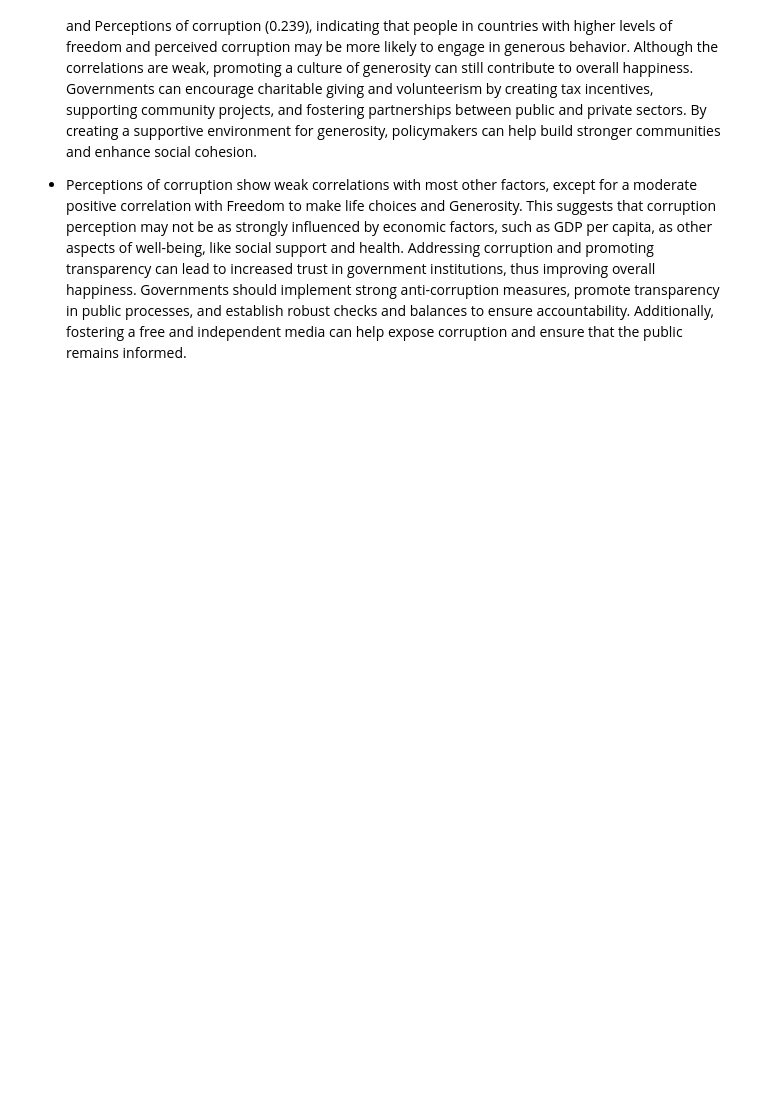
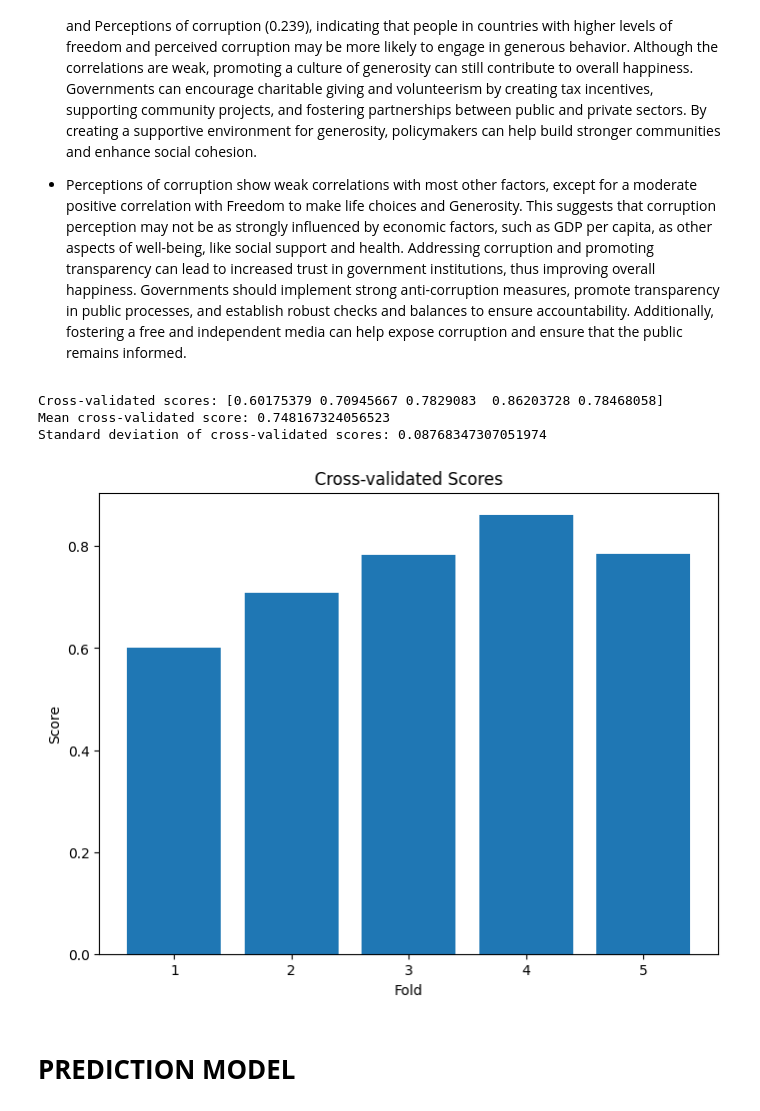
Before and after one commit to yaameenc/World-Happiness-Report, a Jupyter notebook: World_Happiness_Dataset.ipynb, the cells around one changed output. Drawn from its saved outputs; the diff is of its cells as text; code cells hidden in the pictures; blank space fills up the shorter version.

Commit message:
Added prediction model

```diff
--- a/World_Happiness_Dataset.ipynb
+++ b/World_Happiness_Dataset.ipynb
@@ -297,3 +297,47 @@ correlated with one another. This suggests that countries with higher GDP per ca
 - Generosity has a weak negative correlation with GDP per capita, Social support, and Healthy life expectancy. This suggests that wealthier and healthier countries may not necessarily be more generous. However, Generosity has a positive correlation with Freedom to make life choices (0.216) and Perceptions of corruption (0.239), indicating that people in countries with higher levels of freedom and perceived corruption may be more likely to engage in generous behavior. Although the correlations are weak, promoting a culture of generosity can still contribute to overall happiness. Governments can encourage charitable giving and volunteerism by creating tax incentives, supporting community projects, and fostering partnerships between public and private sectors. By creating a supportive environment for generosity, policymakers can help build stronger communities and enhance social cohesion.
 
 - Perceptions of corruption show weak correlations with most other factors, except for a moderate positive correlation with Freedom to make life choices and Generosity. This suggests that corruption perception may not be as strongly influenced by economic factors, such as GDP per capita, as other aspects of well-being, like social support and health. Addressing corruption and promoting transparency can lead to increased trust in government institutions, thus improving overall happiness. Governments should implement strong anti-corruption measures, promote transparency in public processes, and establish robust checks and balances to ensure accountability. Additionally, fostering a free and independent media can help expose corruption and ensure that the public remains informed.
+# %%
+import numpy as np
+from sklearn.linear_model import LinearRegression
+from sklearn.model_selection import KFold, cross_val_score
+
+
+# Select predictors and dependent variable
+predictors = ['GDP per capita', 'Social support', 'Healthy life expectancy', 'Freedom to make life choices', 'Generosity', 'Perceptions of corruption']
+dependent_variable = 'Score'
+
+# Prepare the data
+X = data[predictors]
+y = data[dependent_variable]
+
+# Create a linear regression model
+modelLinear = LinearRegression()
+
+# Define the cross-validation method
+cv = KFold(n_splits=5, shuffle=True, random_state=42)
+
+# Calculate the cross-validated scores
+scores = cross_val_score(model, X, y, cv=cv)
+
+# Print the cross-validated scores
+print("Cross-validated scores:", scores)
+print("Mean cross-validated score:", np.mean(scores))
+print("Standard deviation of cross-validated scores:", np.std(scores))
+# %% [output]
+Cross-validated scores: [0.60175379 0.70945667 0.7829083  0.86203728 0.78468058]
+Mean cross-validated score: 0.748167324056523
+Standard deviation of cross-validated scores: 0.08768347307051974
+# %%
+# Plot the cross-validated scores
+fig, ax = plt.subplots(figsize=(8, 6))
+ax.bar(range(1, len(scores) + 1), scores)
+ax.set_title('Cross-validated Scores')
+ax.set_xlabel('Fold')
+ax.set_ylabel('Score')
+ax.set_xticks(range(1, len(scores) + 1))
+plt.show()
+# %% [output]
+[figure, added]
+# %% [markdown]
+# **PREDICTION MODEL**
```
Also changed, not shown: parts of 8 cells of this notebook.
